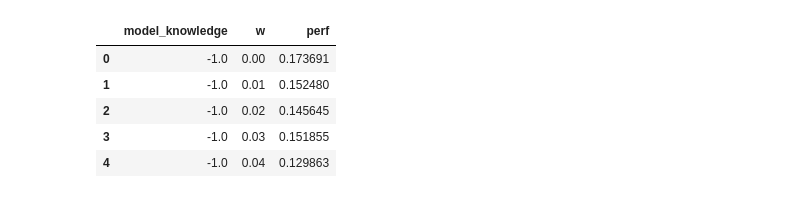
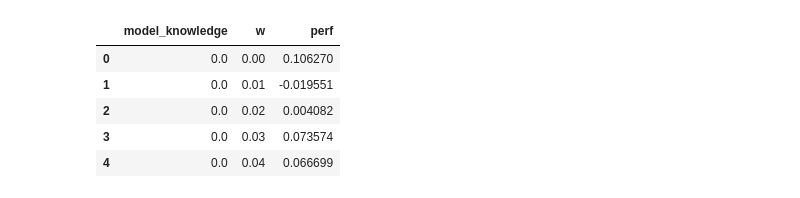
Before and after one commit to DrBlublu/2023_Transmission_of_model_project_ABM, a Jupyter notebook: scripts/simulation_analysis.ipynb, the cells around one changed output. Drawn from its saved outputs; the diff is of its cells as text; code cells hidden in the pictures.

```diff
--- a/scripts/simulation_analysis.ipynb
+++ b/scripts/simulation_analysis.ipynb
@@ -4,6 +4,6 @@ import pandas as pd
 import seaborn as sns
 import matplotlib.pyplot as plt
 # %%
-df = pd.read_csv("../data/simuation_results2.csv")
+df = pd.read_csv("../data/simulation_results2.csv")
 df.head()
 # %% [output]
@@ -16,20 +35,20 @@ df.head()
 # %%
 df_plot = (
     df.groupby(["model_knowledge", "w"], as_index=False)["perf"]
       .mean()
       .assign(
-          model_knowledge=lambda d: ((d["model_knowledge"] - 0.5) / 0.5).round(2),
+          model_knowledge=lambda d: d["model_knowledge"].round(2),
           w=lambda d: d["w"].round(2)
       )
 )
 df_plot.head()
 # %% [output]
 |  | model_knowledge | w | perf |
-| 0 | -1.0 | 0.00 | 0.173691 |
-| 1 | -1.0 | 0.01 | 0.152480 |
-| 2 | -1.0 | 0.02 | 0.145645 |
-| 3 | -1.0 | 0.03 | 0.151855 |
-| 4 | -1.0 | 0.04 | 0.129863 |
+| 0 | 0.0 | 0.00 | 0.106270 |
+| 1 | 0.0 | 0.01 | -0.019551 |
+| 2 | 0.0 | 0.02 | 0.004082 |
+| 3 | 0.0 | 0.03 | 0.073574 |
+| 4 | 0.0 | 0.04 | 0.066699 |
 # %%
 matrix = df_plot.pivot(index="model_knowledge", columns="w", values="perf")
 matrix.head()
```
Also changed, not shown: parts of 4 cells of this notebook, 9 other files.
